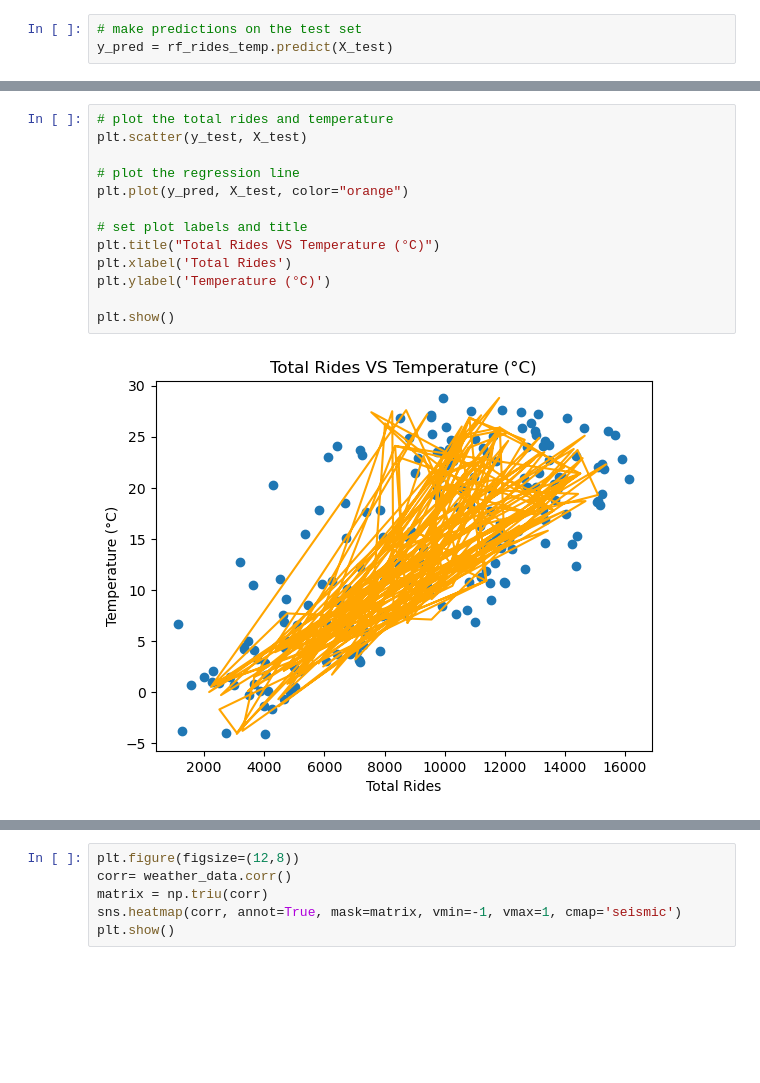
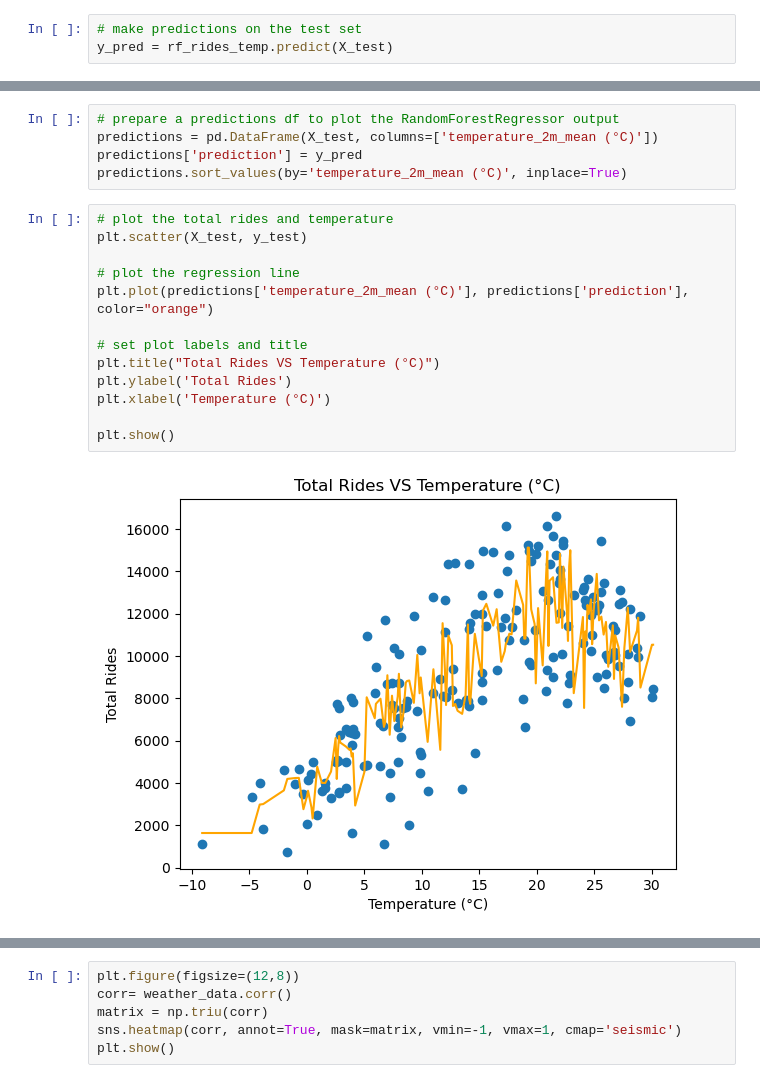
Before and after one commit to michalpasternak7/CA-Project-3-Capital-Bike-Share, a Jupyter notebook: cbs_weather_univariate.ipynb, the cells around one changed output, grey strips where cells are left out. Saved outputs shown, nothing was run; the diff lists cells and outputs as text; blank space fills up the shorter version.

```diff
--- a/cbs_weather_univariate.ipynb
+++ b/cbs_weather_univariate.ipynb
@@ -270,15 +270,20 @@ RMSE: 2804.9498327615784
+# %%
+# prepare a predictions df to plot the RandomForestRegressor output
+predictions = pd.DataFrame(X_test, columns=['temperature_2m_mean (°C)'])
+predictions['prediction'] = y_pred
+predictions.sort_values(by='temperature_2m_mean (°C)', inplace=True)
 # %%
 # plot the total rides and temperature
-plt.scatter(y_test, X_test)
+plt.scatter(X_test, y_test)
 
 # plot the regression line
-plt.plot(y_pred, X_test, color="orange")
+plt.plot(predictions['temperature_2m_mean (°C)'], predictions['prediction'], color="orange")
 
 # set plot labels and title
 plt.title("Total Rides VS Temperature (°C)")
-plt.xlabel('Total Rides')
-plt.ylabel('Temperature (°C)')
+plt.ylabel('Total Rides')
+plt.xlabel('Temperature (°C)')
 
 plt.show()
 # %% [output]
-[figure, old version]
+[figure, new version]
```
Also changed, not shown: parts of 16 cells of this notebook, 2 other files.
